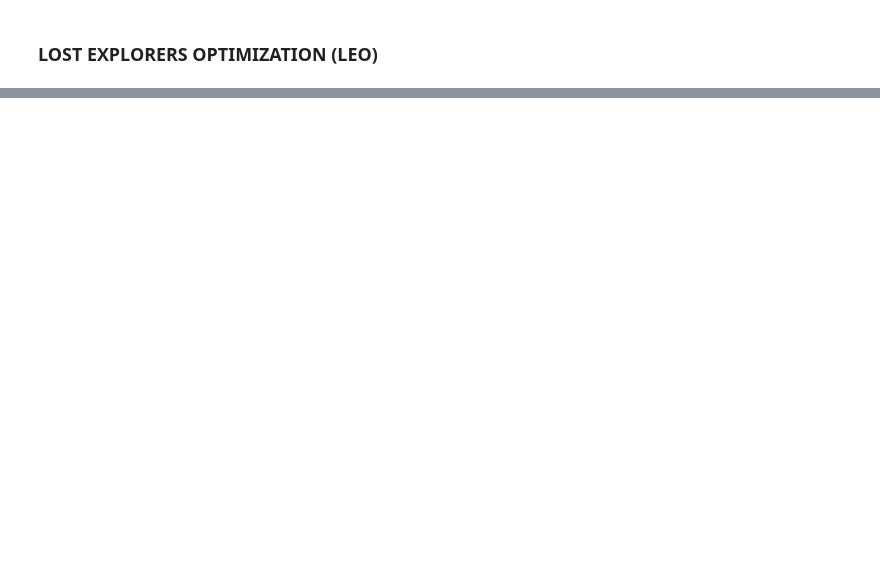
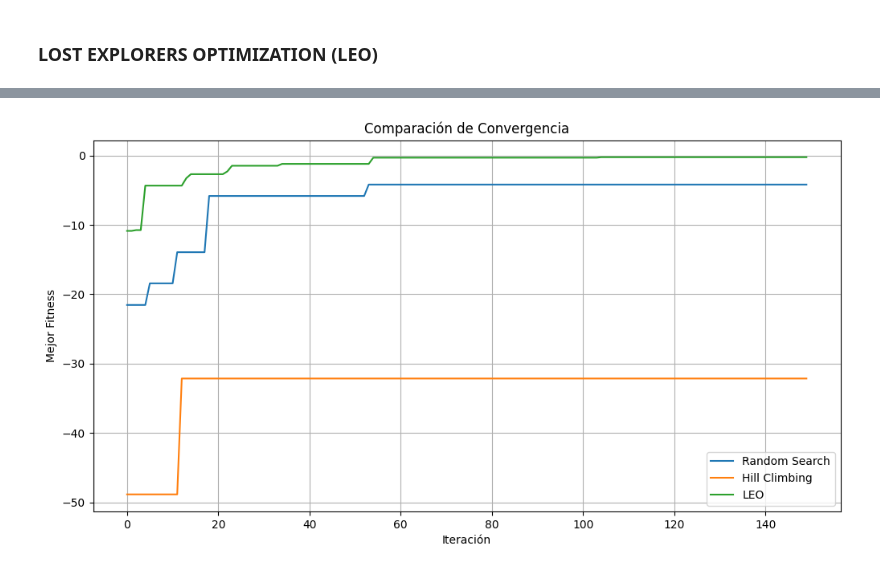
Before and after one commit to Mario-ACL/Metaheuristicas-para-Ciencia-de-Datos, a Jupyter notebook: tareas/tarea01.ipynb, the cells around one changed output, grey strips where cells are left out. Cells and saved outputs as stored; diff of their text form; code cells hidden in the pictures; blank space fills up the shorter version.

```diff
--- a/tareas/tarea01.ipynb
+++ b/tareas/tarea01.ipynb
@@ -479,0 +706,33 @@ plt.show()
+# %%
+# ============================================================
+# COMPARACIÓN DE CONVERGENCIA
+# ============================================================
+
+plt.figure(figsize=(12, 6))
+
+plt.plot(
+    random_result["history"],
+    label="Random Search"
+)
+
+plt.plot(
+    hill_result["history"],
+    label="Hill Climbing"
+)
+
+plt.plot(
+    leo_result["history"],
+    label="LEO"
+)
+
+plt.title("Comparación de Convergencia")
+plt.xlabel("Iteración")
+plt.ylabel("Mejor Fitness")
+
+plt.legend()
+
+plt.grid(True)
+
+plt.show()
+# %% [output]
+[figure, added]
```
Also changed, not shown: parts of 10 cells of this notebook.
